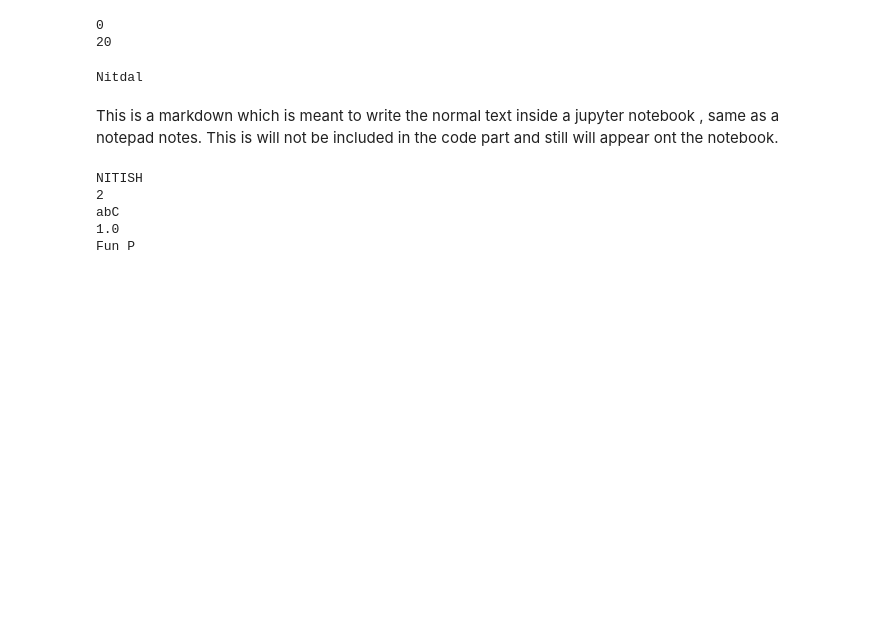
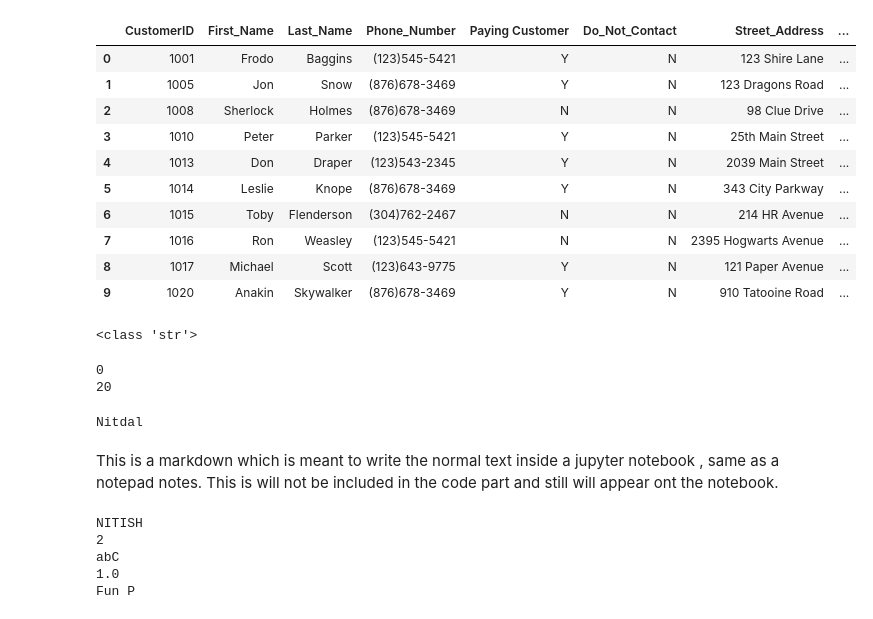
Before and after one commit to nitish-pardal/data_analyst_course, a Jupyter notebook: Handson-labs/all_handson.ipynb, the cells around one changed output. Cells and saved outputs as stored; diff of their text form; code cells hidden in the pictures; blank space fills up the shorter version.

```diff
--- a/Handson-labs/all_handson.ipynb
+++ b/Handson-labs/all_handson.ipynb
@@ -10,3 +4,72 @@ print(sys.version)
+# %%
+import pandas as pd
+
+df=pd.read_excel(r"C:\Users\nitis\Desktop\coursera_data analyst _course\python_data_cleaning_files\Customer Call List.xlsx")
+## working with the name cloumns
+df=df.drop_duplicates()
+df["Last_Name"] = df["Last_Name"].str.strip("/.,;:!@#$%^&*()_+=-`~?<>|")
+
+## working with the phone numnber colums
+df["Phone_Number"] = df["Phone_Number"].str.replace('[^0-9a-zA-Z]','',regex=True)
+## fromat the phone number as xxx-xxx-xxxx
+## you first need to conver the phone numner to string and then apply the formating
+df["Phone_Number"] = df["Phone_Number"].apply(lambda x: str(x))
+df["Phone_Number"] = df["Phone_Number"].apply(lambda x: '('+x[0:3]+')'+x[3:6]+'-'+x[6:10])
+df["Phone_Number"] = df["Phone_Number"].str.replace('(nan)-','')
+df["Phone_Number"] = df["Phone_Number"].str.replace('(Na)-','')
+
+
+
+## working with the address column : need to split the address into street, city, state and zip code
+
+df[["Street_Address","City","Zip_Code"]] = df["Address"].str.split(",",n=2,expand=True)
+df["Do_Not_Contact"] = df["Do_Not_Contact"].str.replace("Yes","Y")
+df["Do_Not_Contact"] = df["Do_Not_Contact"].str.replace("No","N")
+df=df.drop(columns="Not_Useful_Column")
+
+df["Paying Customer"] = df["Paying Customer"].str.replace("Yes","Y")
+df["Paying Customer"] = df["Paying Customer"].str.replace("No","N")
+
+df=df.replace('N/a','')
+
+df=df.fillna('')
+## now we need to prepare so that if the do not contact is y the we need to remove the entire row
+for x in df.index :
+    if df.loc[x,"Do_Not_Contact"] == "Y":
+        df.drop(x,inplace=True)
+
+## if the phone number is empty then we need to remove the entire row
+## this is vectorisation of the above for loop : i says that retrurn the data frame where the phone number is not empty
+
+df=df[df["Phone_Number"]!='']
+##or you can also do this as
+# df=df.dropna(subset=["Phone_Number"])
+
+## now we need to reindex the data frame after dropping the rows
+
+df=df.drop(columns="Address")
+df=df.reset_index(drop=True)
+
+# now save it to a new excel file
+
+df.to_excel(r"C:\Users\nitis\Desktop\coursera_data analyst _course\python_data_cleaning_files\Customer Call List Cleaned.xlsx",index=False)
+df
+# %% [output]
+|  | CustomerID | First_Name | Last_Name | Phone_Number | Paying Customer | Do_Not_Contact | Street_Address | ... |
+| 0 | 1001 | Frodo | Baggins | (123)545-5421 | Y | N | 123 Shire Lane | ... |
+| 1 | 1005 | Jon | Snow | (876)678-3469 | Y | N | 123 Dragons Road | ... |
+| 2 | 1008 | Sherlock | Holmes | (876)678-3469 | N | N | 98 Clue Drive | ... |
+| 3 | 1010 | Peter | Parker | (123)545-5421 | Y | N | 25th Main Street | ... |
+| 4 | 1013 | Don | Draper | (123)543-2345 | Y | N | 2039 Main Street | ... |
+| 5 | 1014 | Leslie | Knope | (876)678-3469 | Y | N | 343 City Parkway | ... |
+| 6 | 1015 | Toby | Flenderson | (304)762-2467 | N | N | 214 HR Avenue | ... |
+| 7 | 1016 | Ron | Weasley | (123)545-5421 | N | N | 2395 Hogwarts Avenue | ... |
+| 8 | 1017 | Michael | Scott | (123)643-9775 | Y | N | 121 Paper Avenue | ... |
+| 9 | 1020 | Anakin | Skywalker | (876)678-3469 | Y | N | 910 Tatooine Road | ... |
+# %%
+print(type(df["Phone_Number"][0]))
+# %% [output]
+<class 'str'>
 # %%
 x,y,z=5,15,0
 print (z)
```
Also changed, not shown: parts of 3 cells of this notebook, 5 other files.
